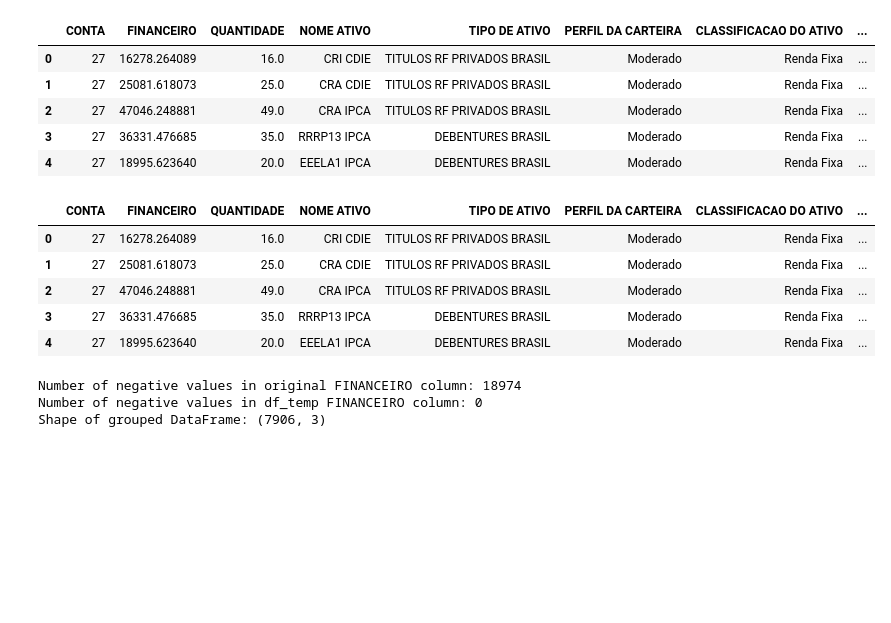
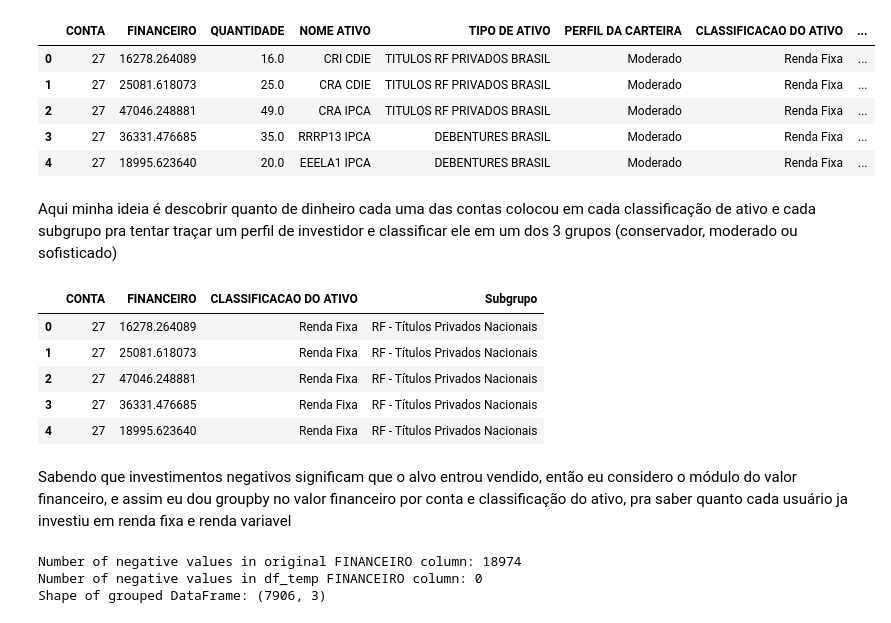
Before and after one commit to balb-0/DIANA, a Jupyter notebook: src/datasets/notebooks/3.preparacao_dos_dados.ipynb, the cells around one changed output. Drawn from its saved outputs; the diff is of its cells as text; code cells hidden in the pictures; blank space fills up the shorter version.

```diff
--- a/src/datasets/notebooks/3.preparacao_dos_dados.ipynb
+++ b/src/datasets/notebooks/3.preparacao_dos_dados.ipynb
@@ -16,17 +21,21 @@ Dimensões do DataFrame: (286146, 8)
 | 2 | 27 | 47046.248881 | 49.0 | CRA IPCA | TITULOS RF PRIVADOS BRASIL | Moderado | Renda Fixa | ... |
 | 3 | 27 | 36331.476685 | 35.0 | RRRP13 IPCA | DEBENTURES BRASIL | Moderado | Renda Fixa | ... |
 | 4 | 27 | 18995.623640 | 20.0 | EEELA1 IPCA | DEBENTURES BRASIL | Moderado | Renda Fixa | ... |
+# %% [markdown]
+Aqui minha ideia é descobrir quanto de dinheiro cada uma das contas colocou em cada classificação de ativo e cada subgrupo pra tentar traçar um perfil de investidor e classificar ele em um dos 3 grupos (conservador, moderado ou sofisticado)
 # %%
 columns_to_drop = ['QUANTIDADE', 'TIPO DE ATIVO', 'NOME ATIVO', 'PERFIL DA CARTEIRA']
 df_droped = df.drop(columns_to_drop, axis=1)
-df.head()
+df_droped.head()
 # %% [output]
-|  | CONTA | FINANCEIRO | QUANTIDADE | NOME ATIVO | TIPO DE ATIVO | PERFIL DA CARTEIRA | CLASSIFICACAO DO ATIVO | ... |
-| 0 | 27 | 16278.264089 | 16.0 | CRI CDIE | TITULOS RF PRIVADOS BRASIL | Moderado | Renda Fixa | ... |
-| 1 | 27 | 25081.618073 | 25.0 | CRA CDIE | TITULOS RF PRIVADOS BRASIL | Moderado | Renda Fixa | ... |
-| 2 | 27 | 47046.248881 | 49.0 | CRA IPCA | TITULOS RF PRIVADOS BRASIL | Moderado | Renda Fixa | ... |
-| 3 | 27 | 36331.476685 | 35.0 | RRRP13 IPCA | DEBENTURES BRASIL | Moderado | Renda Fixa | ... |
-| 4 | 27 | 18995.623640 | 20.0 | EEELA1 IPCA | DEBENTURES BRASIL | Moderado | Renda Fixa | ... |
+|  | CONTA | FINANCEIRO | CLASSIFICACAO DO ATIVO | Subgrupo |
+| 0 | 27 | 16278.264089 | Renda Fixa | RF - Títulos Privados Nacionais |
+| 1 | 27 | 25081.618073 | Renda Fixa | RF - Títulos Privados Nacionais |
+| 2 | 27 | 47046.248881 | Renda Fixa | RF - Títulos Privados Nacionais |
+| 3 | 27 | 36331.476685 | Renda Fixa | RF - Títulos Privados Nacionais |
+| 4 | 27 | 18995.623640 | Renda Fixa | RF - Títulos Privados Nacionais |
+# %% [markdown]
+Sabendo que investimentos negativos significam que o alvo entrou vendido, então eu considero o módulo do valor financeiro, e assim eu dou groupby no valor financeiro por conta e classificação do ativo, pra saber quanto cada usuário ja investiu em renda fixa e renda variavel
 # %%
 df_temp = df_droped.copy()
 df_temp['FINANCEIRO'] = df_temp['FINANCEIRO'].abs()
```
Also changed, not shown: parts of 9 cells of this notebook, 1 other file.
